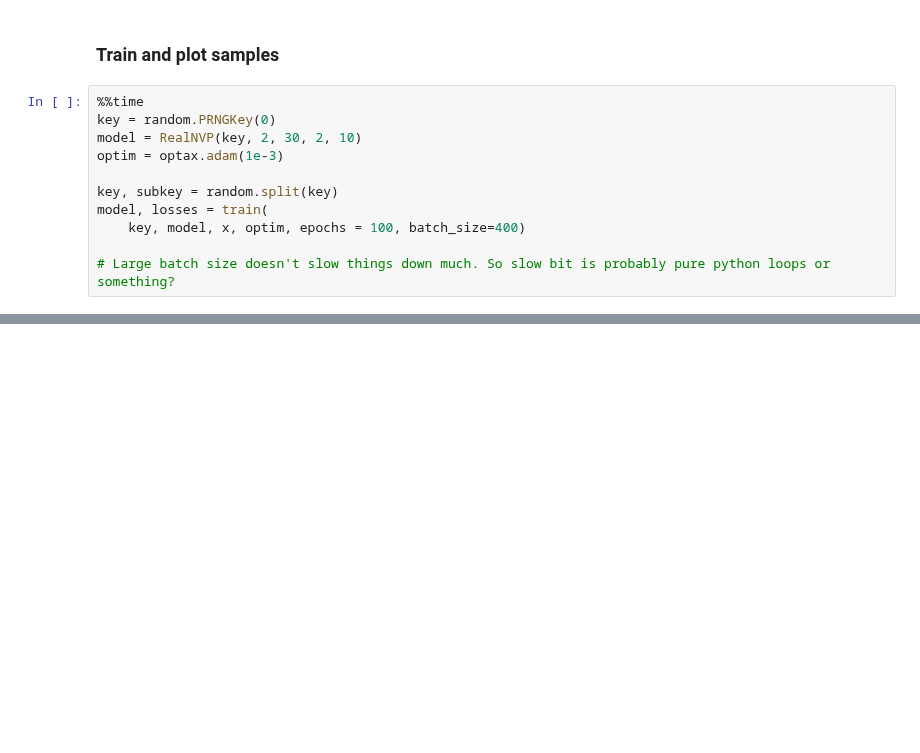
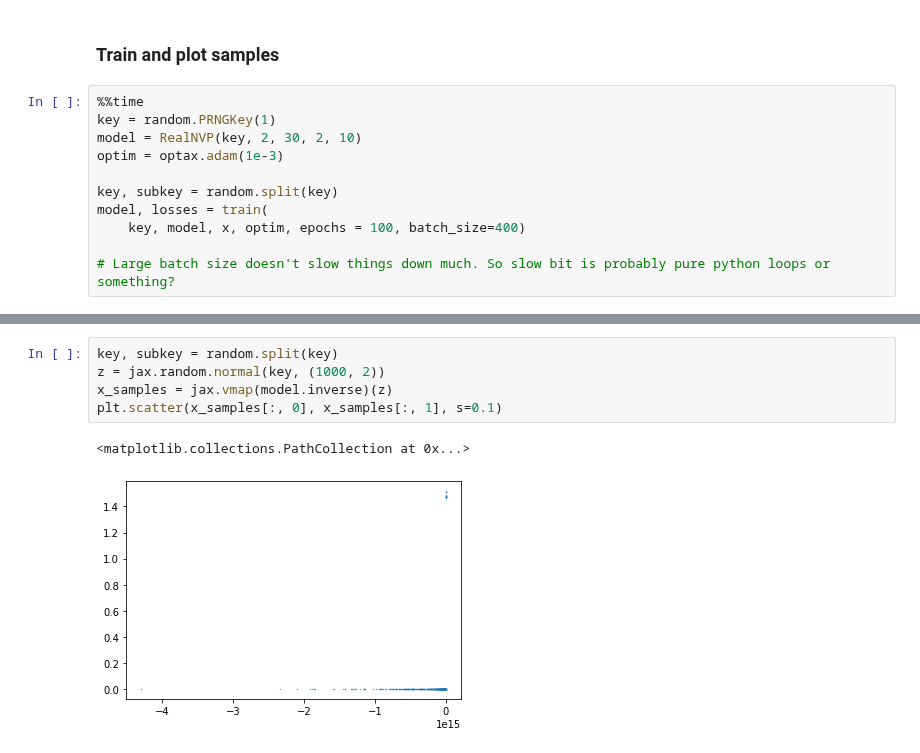
Before and after one commit to danielward27/flowjax, a Jupyter notebook: examples/two_moons.ipynb, the cells around one changed output, grey strips where cells are left out. Saved outputs shown, nothing was run; the diff lists cells and outputs as text; blank space fills up the shorter version.

```diff
--- a/examples/two_moons.ipynb
+++ b/examples/two_moons.ipynb
@@ -60,7 +60,7 @@ def train(key, model, x, optimizer, epochs=10, batch_size=200):
 ### Train and plot samples
 # %%
 %%time
-key = random.PRNGKey(0)
+key = random.PRNGKey(1)
 model = RealNVP(key, 2, 30, 2, 10)
 optim = optax.adam(1e-3)
 
@@ -75 +75,9 @@ Wall time: 31.8 s
+# %%
+key, subkey = random.split(key)
+z = jax.random.normal(key, (1000, 2))
+x_samples = jax.vmap(model.inverse)(z)
+plt.scatter(x_samples[:, 0], x_samples[:, 1], s=0.1)
+# %% [output]
+<matplotlib.collections.PathCollection at 0x...>
+[figure, added]
 # %%
```
Also changed, not shown: parts of 6 cells of this notebook, 5 other files.
